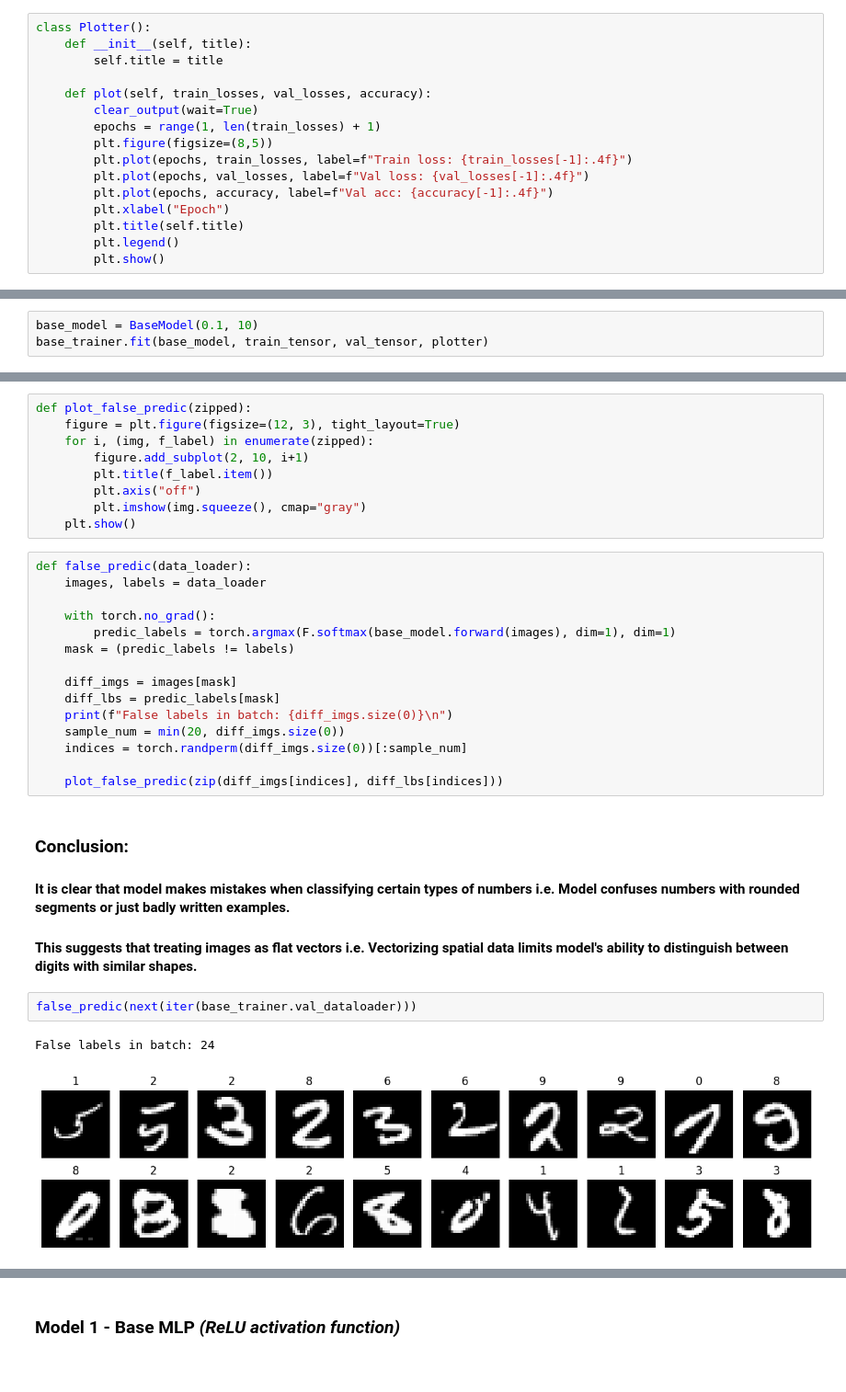
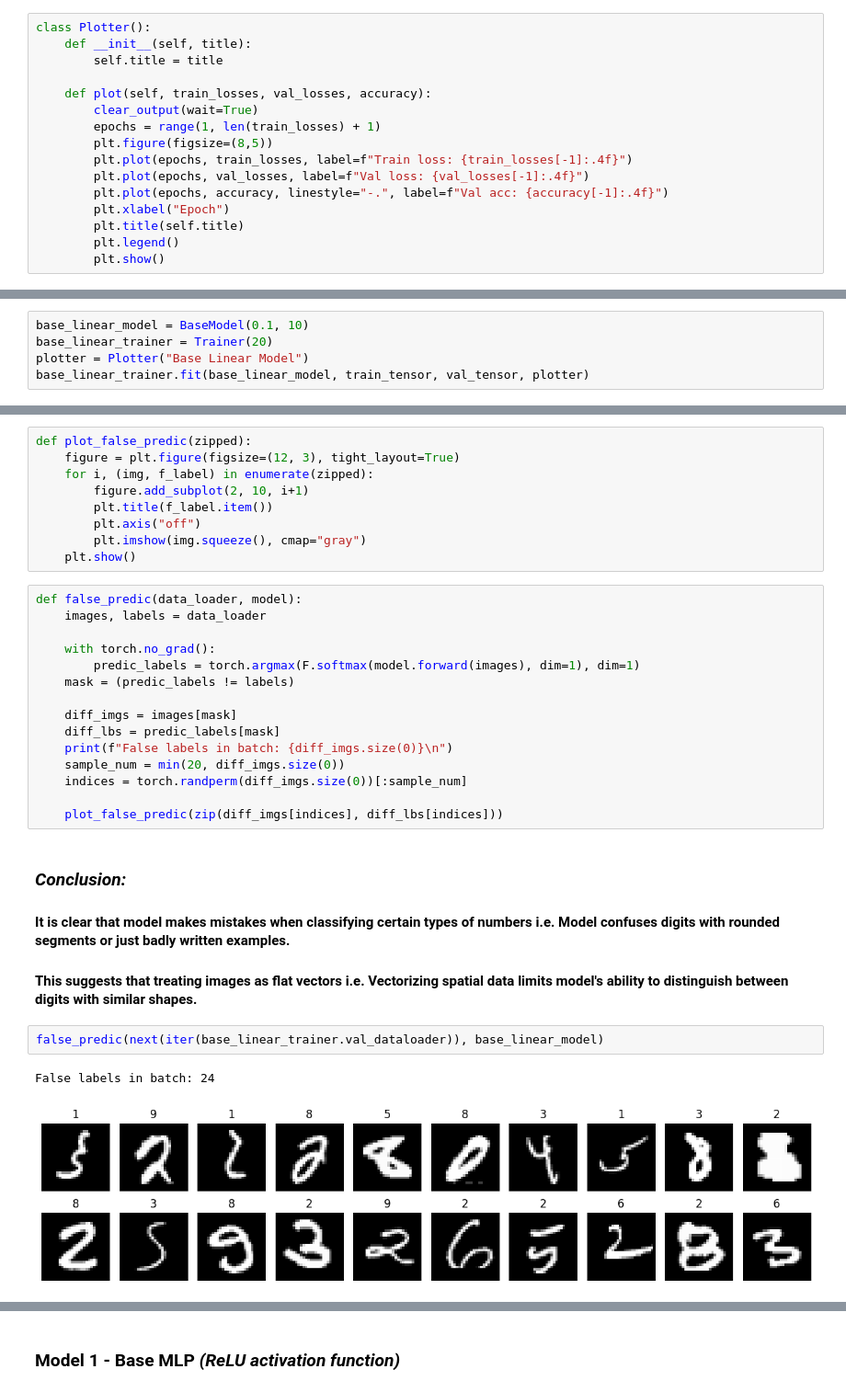
Before and after one commit to M4rselo/hypothesis_mnist_project, a Jupyter notebook: mnist_hypothesis_project.ipynb, the cells around one changed output, grey strips where cells are left out. Shown at 92% size. Cells and saved outputs as stored; diff of their text form.

```diff
--- a/mnist_hypothesis_project.ipynb
+++ b/mnist_hypothesis_project.ipynb
@@ -125,7 +129,7 @@ class Plotter():
         plt.figure(figsize=(8,5))
         plt.plot(epochs, train_losses, label=f"Train loss: {train_losses[-1]:.4f}")
         plt.plot(epochs, val_losses, label=f"Val loss: {val_losses[-1]:.4f}")
-        plt.plot(epochs, accuracy, label=f"Val acc: {accuracy[-1]:.4f}")
+        plt.plot(epochs, accuracy, linestyle="-.", label=f"Val acc: {accuracy[-1]:.4f}")
         plt.xlabel("Epoch")
         plt.title(self.title)
         plt.legend()
@@ -242,4 +247,6 @@ base_trainer.fit(base_model, train_tensor, val_tensor, plotter)
 # %%
-base_model = BaseModel(0.1, 10)
-base_trainer.fit(base_model, train_tensor, val_tensor, plotter)
+base_linear_model = BaseModel(0.1, 10)
+base_linear_trainer = Trainer(20)
+plotter = Plotter("Base Linear Model")
+base_linear_trainer.fit(base_linear_model, train_tensor, val_tensor, plotter)
 # %% [output]
@@ -256,11 +264,11 @@ def plot_false_predic(zipped):
         plt.imshow(img.squeeze(), cmap="gray")
     plt.show()
 # %%
-def false_predic(data_loader):
+def false_predic(data_loader, model):
     images, labels = data_loader
 
     with torch.no_grad():
-        predic_labels = torch.argmax(F.softmax(base_model.forward(images), dim=1), dim=1)
+        predic_labels = torch.argmax(F.softmax(model.forward(images), dim=1), dim=1)
     mask = (predic_labels != labels)
 
     diff_imgs = images[mask]
@@ -271,12 +279,12 @@ def false_predic(data_loader):
 
     plot_false_predic(zip(diff_imgs[indices], diff_lbs[indices]))
 # %% [markdown]
-### Conclusion:
-#### It is clear that model makes mistakes when classifying certain types of numbers i.e. Model confuses numbers with rounded segments or just badly written examples.
+### ***Conclusion:***
+#### It is clear that model makes mistakes when classifying certain types of numbers i.e. Model confuses digits with rounded segments or just badly written examples.
 #### This suggests that treating images as flat vectors i.e. Vectorizing spatial data limits model's ability to distinguish between digits with similar shapes.
 # %%
-false_predic(next(iter(base_trainer.val_dataloader)))
+false_predic(next(iter(base_linear_trainer.val_dataloader)), base_linear_model)
 # %% [output]
 False labels in batch: 24
-[figure, old version]
+[figure, new version]
 # %% [markdown]
```
Also changed, not shown: parts of 86 cells of this notebook.
